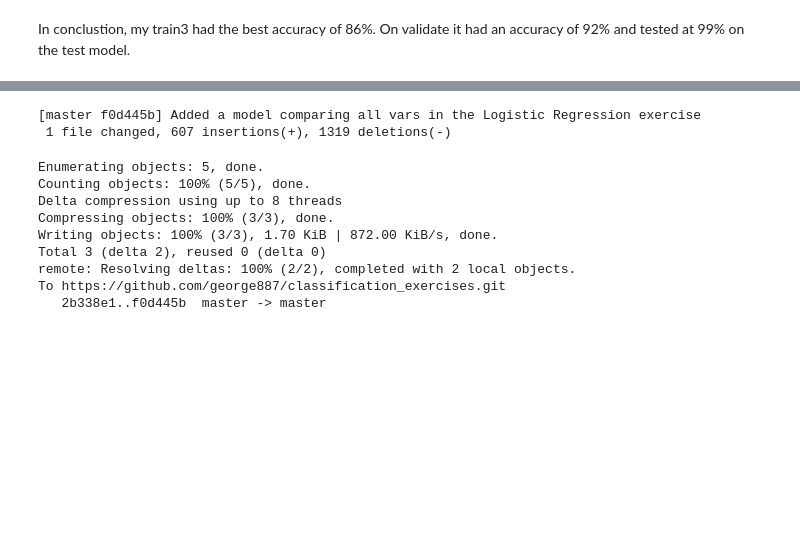
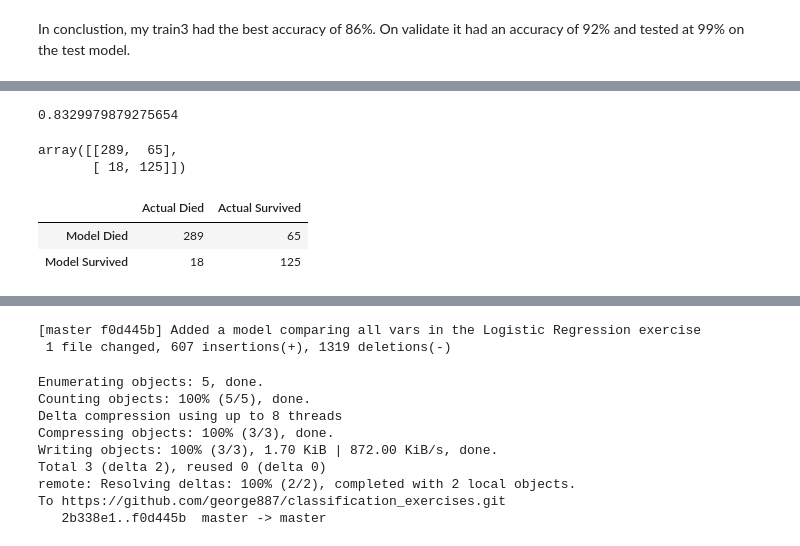
Before and after one commit to george887/classification_exercises, a Jupyter notebook: model.ipynb, the cells around one changed output, grey strips where cells are left out. Cells and saved outputs as stored; diff of their text form; code cells hidden in the pictures; blank space fills up the shorter version.

Commit message:
Added a model comparing all vars in the Logistic Regression exercise

```diff
--- a/model.ipynb
+++ b/model.ipynb
@@ -857,0 +891,10 @@ graph.render('titanic_decision_tree', view=True)
+# %%
+# Random forest object
+rf = RandomForestClassifier(n_estimators=100, max_depth=3, random_state=123)
+# %%
+# Setting up X_train and y_train
+X_train = train.drop(['survived'], axis=1)
+y_train = train[['survived']]
+# %%
+# Fitting the model
+rf.fit(X_train, y_train)
@@ -857,0 +921,3 @@ graph.render('titanic_decision_tree', view=True)
+# %%
+# Estimate whether or not a passenger would survive, using the training data
+y_pred = rf.predict(X_train)
@@ -857,0 +927,18 @@ graph.render('titanic_decision_tree', view=True)
+# %%
+# Accuracy
+rf.score(X_train, y_train)
+# %% [output]
+0.8329979879275654
+# %%
+confusion_matrix(y_pred, y_train)
+# %% [output]
+array([[289,  65],
+       [ 18, 125]])
+# %%
+label = ["Actual Died", "Actual Survived"]
+label1 = ["Model Died", " Model Survived"]
+pd.DataFrame(confusion_matrix(y_pred, y_train), index=label1, columns=label)
+# %% [output]
+|  | Actual Died | Actual Survived |
+| Model Died | 289 | 65 |
+| Model Survived | 18 | 125 |
```
Also changed, not shown: parts of 10 cells of this notebook.
